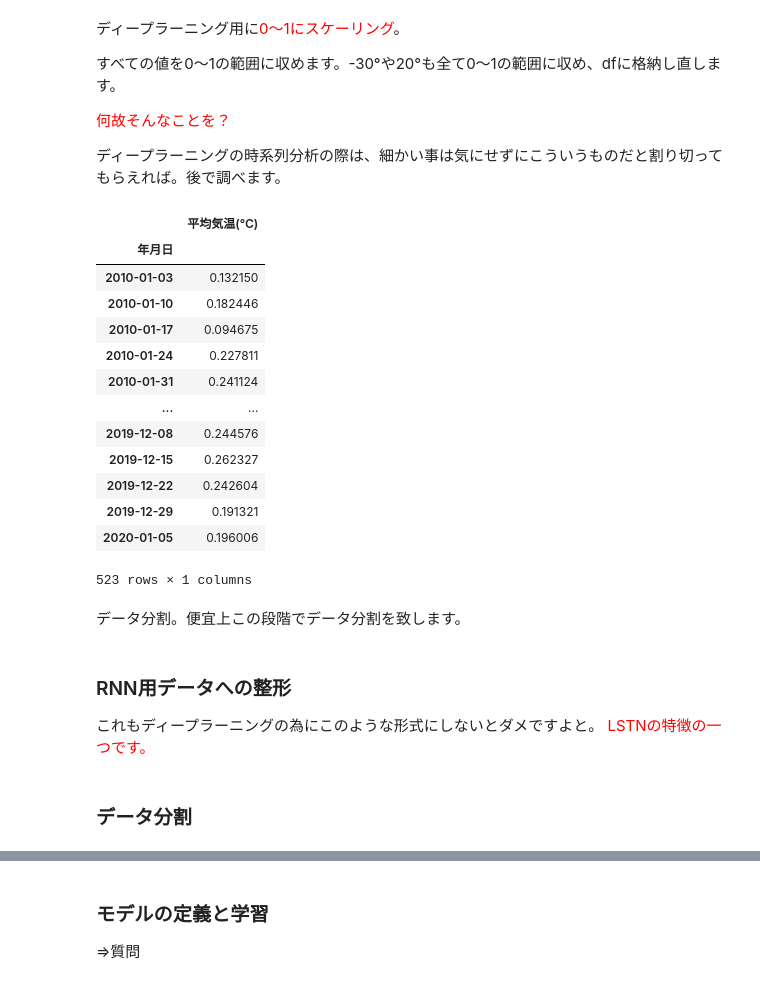
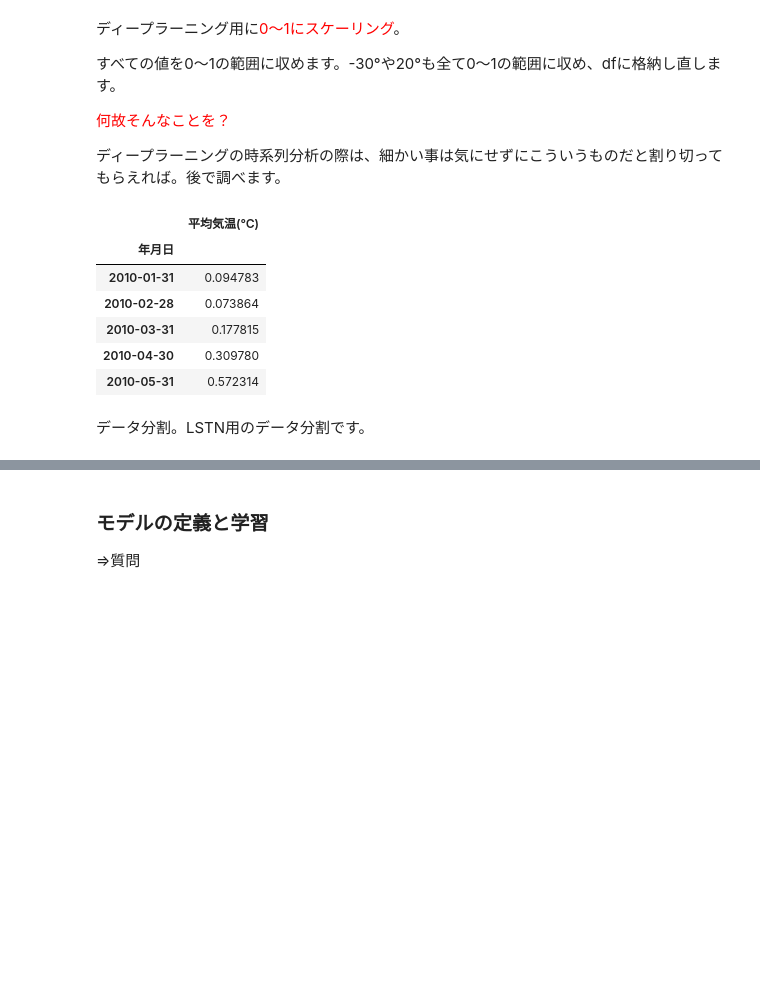
Before and after one commit to Ken-huea/Time-series-analysis, a Jupyter notebook: LSTNによる毎週の気温予測(変数の考慮無し).ipynb, the cells around one changed output, grey strips where cells are left out. Drawn from its saved outputs; the diff is of its cells as text; code cells hidden in the pictures; blank space fills up the shorter version.

```diff
--- a/LSTNによる毎週の気温予測(変数の考慮無し).ipynb
+++ b/LSTNによる毎週の気温予測(変数の考慮無し).ipynb
@@ -22,5 +19,5 @@ MinMaxScaler を用いた整形。　0〜1にスケーリングに正規化
 # %%
-df = pd.read_csv("3-4_TS_sample2.csv",index_col="年月日",encoding="shift_jis",parse_dates=True)
+df = pd.read_csv("/content/LSTNによる毎週の気温予測(変数の考慮無し).csv",index_col="年月日",encoding="shift_jis",parse_dates=True)
 df.head(4)
 # %% [output]
 |  | 平均気温(℃) | 降水量の合計(mm) | 日照時間(時間) |
@@ -54,6 +44,6 @@ df
 # %%
-df_week = df.resample("W").mean() #週ごとに集計
-df_week
+df = df.resample("M").mean() #週ごとに集計
+df
 # %% [output]
 |  | 平均気温(℃) |
 | 年月日 |  |
@@ -80,29 +72,22 @@ df_week
 # %%
 #その為のモジュールをインポート
 from sklearn.preprocessing import MinMaxScaler
 
 scaler = MinMaxScaler(feature_range=(0, 1)) # 範囲設定
 
 # fitさせます。dfの要素をscalerに適合させindexとcloumnsも指定します。
-df_week_scale = pd.DataFrame(scaler.fit_transform(df_week),index=df_week.index,columns=df_week.columns)
+df_scale = pd.DataFrame(scaler.fit_transform(df),index=df.index,columns=df.columns)
 
 
 # 確認 ⇒ 平均気温(℃) が0～1 の範囲に収まっているでしょう。
-df_week_scale
+df_scale.head()
 # %% [output]
 |  | 平均気温(℃) |
 | 年月日 |  |
-| 2010-01-03 | 0.132150 |
-| 2010-01-10 | 0.182446 |
-| 2010-01-17 | 0.094675 |
-| 2010-01-24 | 0.227811 |
-| 2010-01-31 | 0.241124 |
-| ... | ... |
-| 2019-12-08 | 0.244576 |
-| 2019-12-15 | 0.262327 |
-| 2019-12-22 | 0.242604 |
-| 2019-12-29 | 0.191321 |
-| 2020-01-05 | 0.196006 |
+| 2010-01-31 | 0.094783 |
+| 2010-02-28 | 0.073864 |
+| 2010-03-31 | 0.177815 |
+| 2010-04-30 | 0.309780 |
+| 2010-05-31 | 0.572314 |
-523 rows × 1 columns
 # %% [markdown]
-データ分割。便宜上この段階でデータ分割を致します。
+データ分割。LSTN用のデータ分割です。
@@ -113,7 +94,3 @@ df_week_scale_test =  df_week_scale["2019"]
-# %% [markdown]
-### RNN用データへの整形
-これもディープラーニングの為にこのような形式にしないとダメですよと。
-<font color="red">LSTNの特徴の一つです。</font>
 # %%
 look_back = 30 #どれくらい過去まで見るか
 
@@ -140,7 +117,5 @@ def create_input_data(data, look_back):
     y = np.array(y_tmp).reshape(data_size, 1, len(raw_data))
 
     return y, X
-# %% [markdown]
-### データ分割
 # %%
 y_train,X_train = create_input_data(
```
Also changed, not shown: parts of 20 cells of this notebook.
